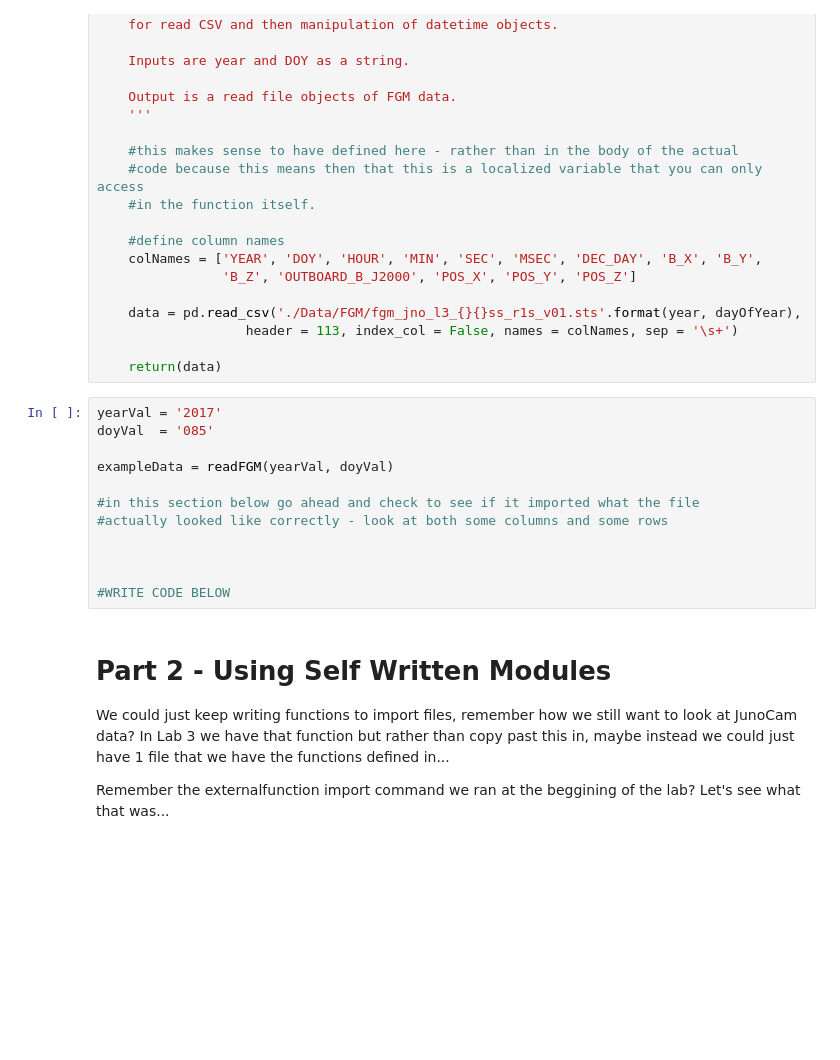
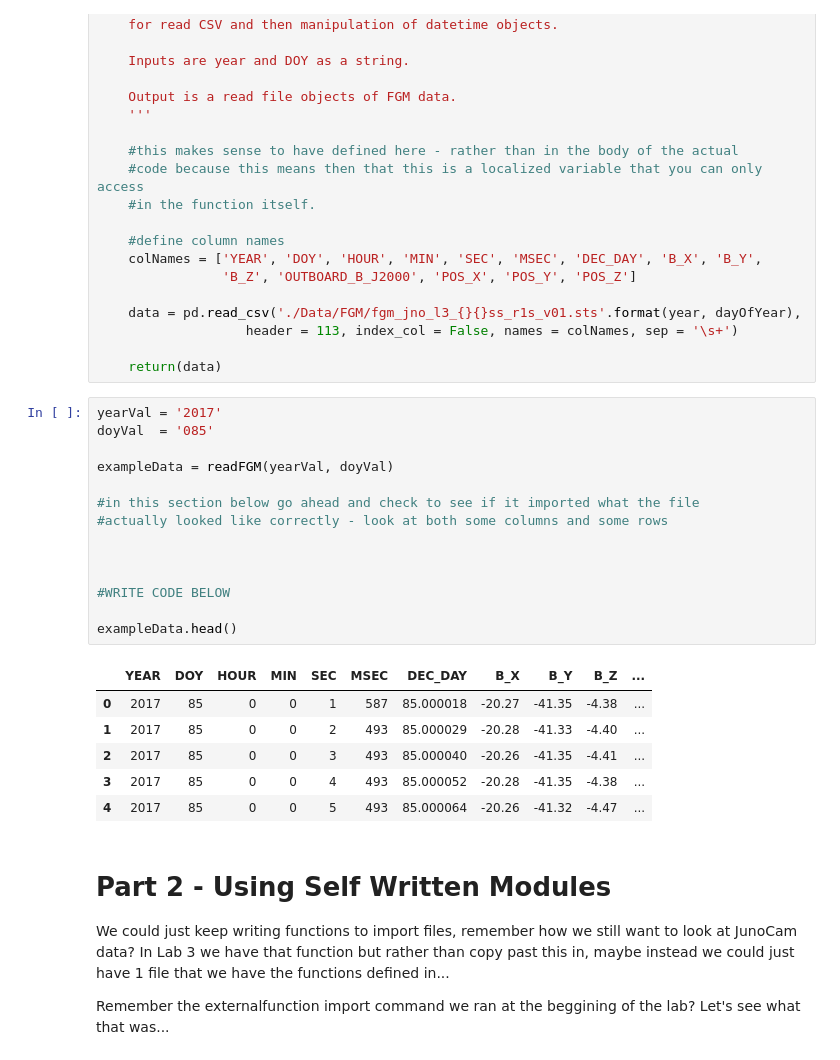
Before and after one commit to abbyazari/data_vis_statistics_geosciences, a Jupyter notebook: Lab4/Lab4_JupiterFlyBy.ipynb, the cells around one changed output. Cells and saved outputs as stored; diff of their text form; blank space fills up the shorter version.

```diff
--- a/Lab4/Lab4_JupiterFlyBy.ipynb
+++ b/Lab4/Lab4_JupiterFlyBy.ipynb
@@ -113,15 +116,24 @@ def readFGM(year, dayOfYear):
 # %%
 yearVal = '2017'
 doyVal  = '085'
 
 exampleData = readFGM(yearVal, doyVal)
 
 #in this section below go ahead and check to see if it imported what the file
 #actually looked like correctly - look at both some columns and some rows
 
 
 
 #WRITE CODE BELOW
+
+exampleData.head()
+# %% [output]
+|  | YEAR | DOY | HOUR | MIN | SEC | MSEC | DEC_DAY | B_X | B_Y | B_Z | ... |
+| 0 | 2017 | 85 | 0 | 0 | 1 | 587 | 85.000018 | -20.27 | -41.35 | -4.38 | ... |
+| 1 | 2017 | 85 | 0 | 0 | 2 | 493 | 85.000029 | -20.28 | -41.33 | -4.40 | ... |
+| 2 | 2017 | 85 | 0 | 0 | 3 | 493 | 85.000040 | -20.26 | -41.35 | -4.41 | ... |
+| 3 | 2017 | 85 | 0 | 0 | 4 | 493 | 85.000052 | -20.28 | -41.35 | -4.38 | ... |
+| 4 | 2017 | 85 | 0 | 0 | 5 | 493 | 85.000064 | -20.26 | -41.32 | -4.47 | ... |
 # %% [markdown]
 # Part 2 - Using Self Written Modules
 
```
Also changed, not shown: parts of 10 cells of this notebook.
